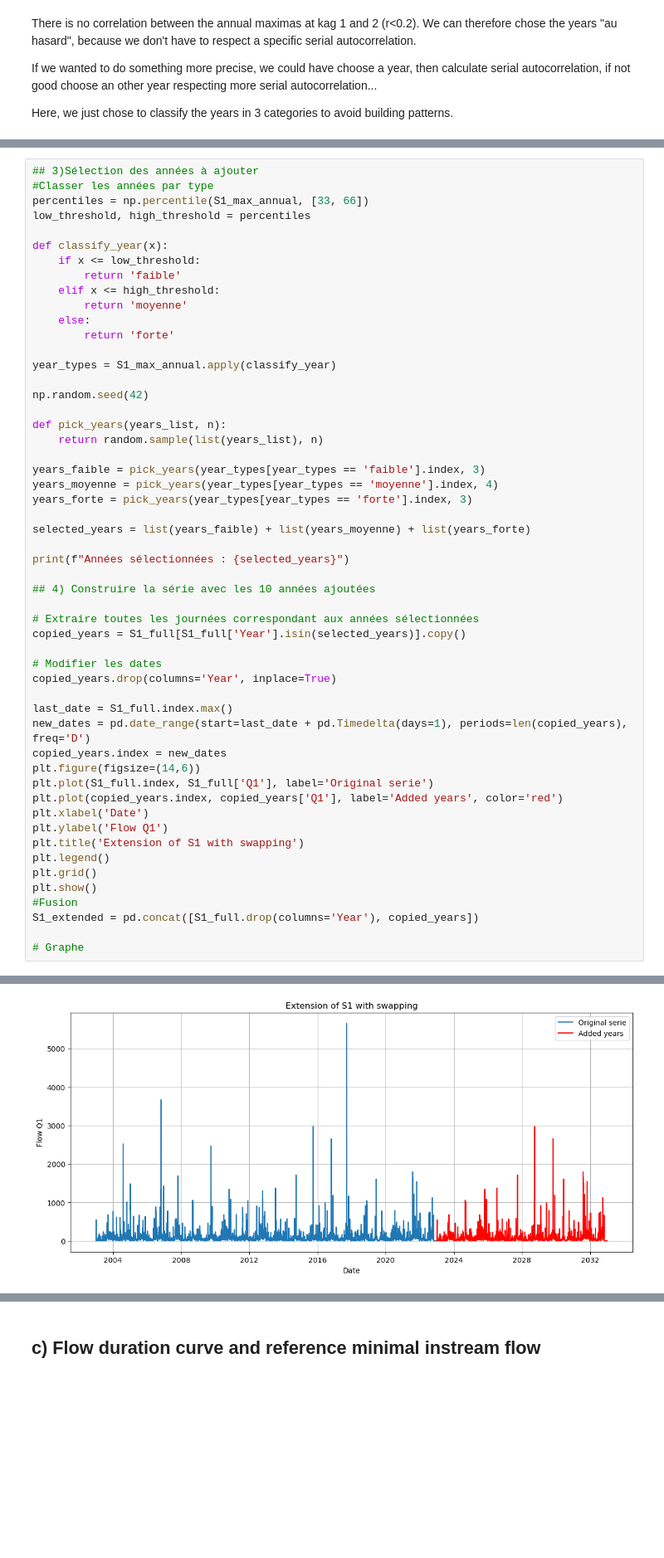
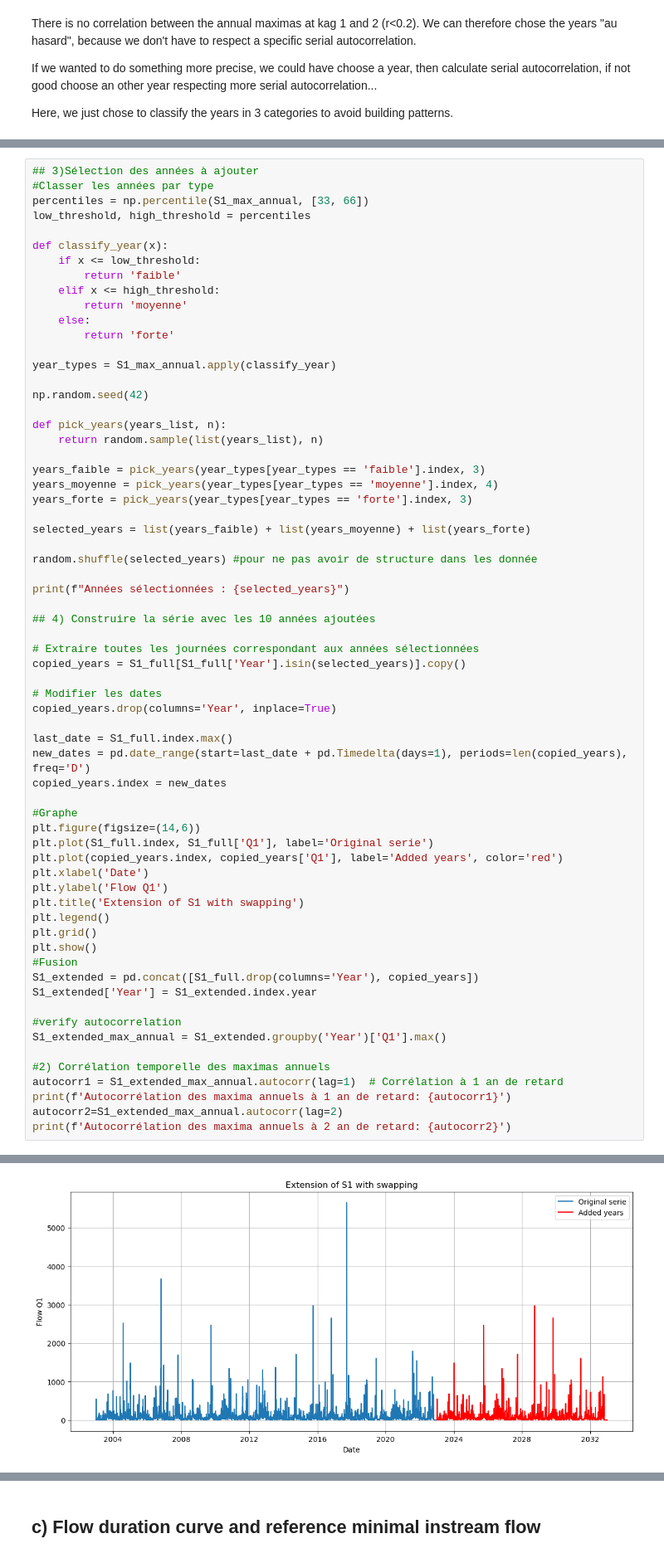
Before and after one commit to Margaux-Ccd/WREM_dam, a Jupyter notebook: data_analysis.ipynb, the cells around one changed output, grey strips where cells are left out. Shown at 83% size. Cells and saved outputs as stored; diff of their text form; blank space fills up the shorter version.

```diff
--- a/data_analysis.ipynb
+++ b/data_analysis.ipynb
@@ -177,6 +177,8 @@ years_forte = pick_years(year_types[year_types == 'forte'].index, 3)
 
 selected_years = list(years_faible) + list(years_moyenne) + list(years_forte)
 
+random.shuffle(selected_years) #pour ne pas avoir de structure dans les donnée
+
 print(f"Années sélectionnées : {selected_years}")
 
 ## 4) Construire la série avec les 10 années ajoutées
@@ -190,6 +192,8 @@ copied_years.drop(columns='Year', inplace=True)
 last_date = S1_full.index.max()
 new_dates = pd.date_range(start=last_date + pd.Timedelta(days=1), periods=len(copied_years), freq='D')
 copied_years.index = new_dates
+
+#Graphe
 plt.figure(figsize=(14,6))
 plt.plot(S1_full.index, S1_full['Q1'], label='Original serie')
 plt.plot(copied_years.index, copied_years['Q1'], label='Added years', color='red')
@@ -201,6 +205,14 @@ plt.grid()
 plt.show()
 #Fusion
 S1_extended = pd.concat([S1_full.drop(columns='Year'), copied_years])
+S1_extended['Year'] = S1_extended.index.year
 
-# Graphe
+#verify autocorrelation
+S1_extended_max_annual = S1_extended.groupby('Year')['Q1'].max()
+
+#2) Corrélation temporelle des maximas annuels
+autocorr1 = S1_extended_max_annual.autocorr(lag=1)  # Corrélation à 1 an de retard
+print(f'Autocorrélation des maxima annuels à 1 an de retard: {autocorr1}')
+autocorr2=S1_extended_max_annual.autocorr(lag=2)
+print(f'Autocorrélation des maxima annuels à 2 an de retard: {autocorr2}')
 # %% [output]
@@ -208 +220 @@ Années sélectionnées : [2022, 2003, 2008, 2014, 2013, 2019, 2010, 2016, 2015,
-[figure, old version]
+[figure, new version]
```
Also changed, not shown: parts of 7 cells of this notebook.
